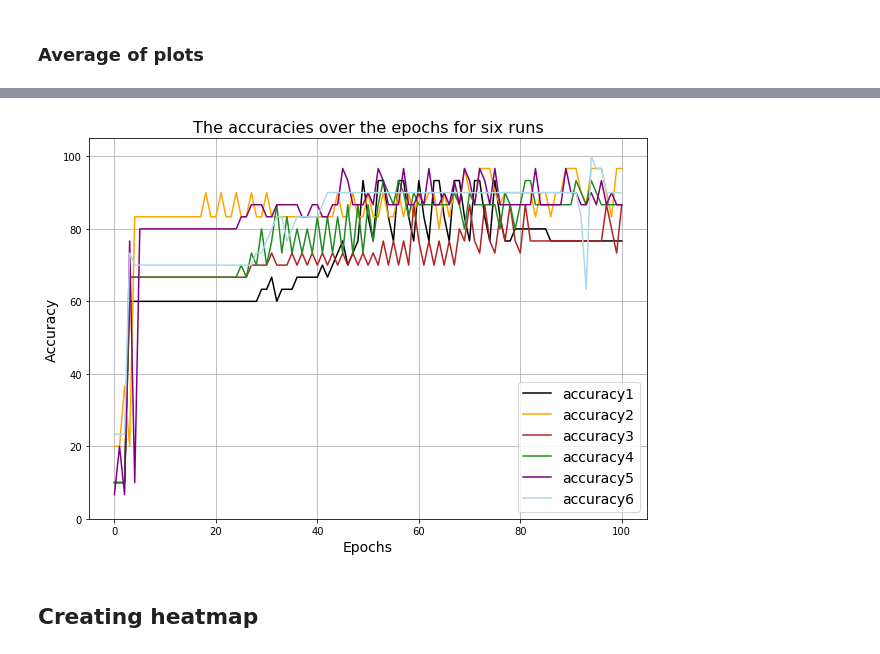
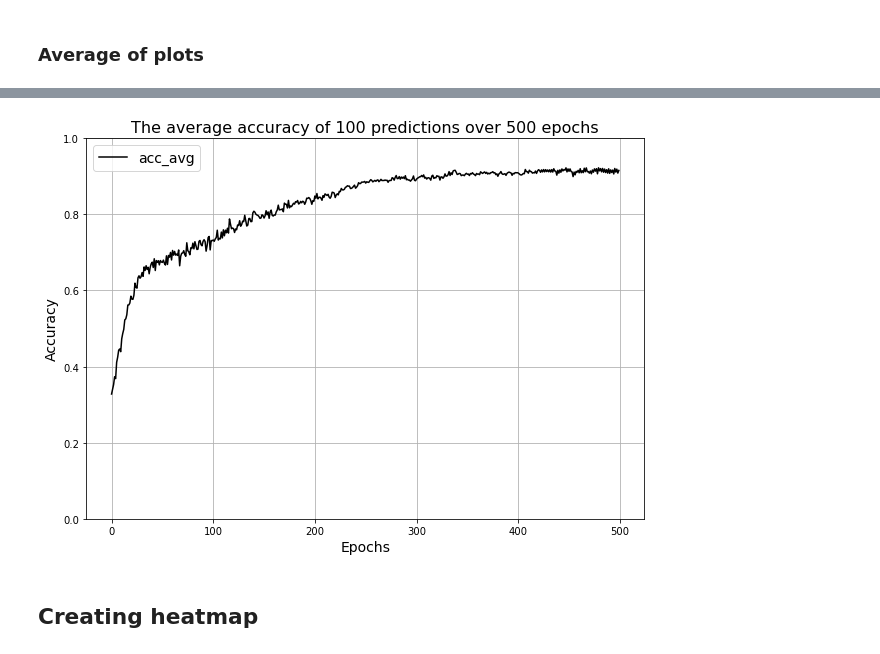
Before and after one commit to domonkoshaffner/scientific_methods_in_physics, a Jupyter notebook: iris/iris.ipynb, the cells around one changed output, grey strips where cells are left out. Saved outputs shown, nothing was run; the diff lists cells and outputs as text; code cells hidden in the pictures.

Commit message:
Add new plots and perfectly working multiclass classification

```diff
--- a/iris/iris.ipynb
+++ b/iris/iris.ipynb
@@ -65,0 +107,14 @@ y_train = y_split_temp[1]
+# %%
+x_test = []
+y_test = []
+
+x_train = []
+y_train = []
+
+for i in range(0,len(train_indices)):
+    x_train.append(x[train_indices[i]])
+    y_train.append(y[train_indices[i]])
+
+for i in range(0,len(test_indices)):
+    x_test.append(x[test_indices[i]])
+    y_test.append(y[test_indices[i]])
@@ -74,10 +171,6 @@ def model(x, weights):
     result = np.dot(x, weights[1:]) + weights[0]
     return result
 # %%
-# Creating a vector for the cost values
-
-cost_list = []
-
 # Multi-class perceptron regularisation
 
 def multiclass_perceptron(alfa, x, yh, weights):
@@ -93,8 +186,11 @@ def multiclass_perceptron(alfa, x, yh, weights):
     for i in range(0,len(yh)):
 
         # updating the weights
-        weights[1:].T[yh[i]] = weights[1:].T[yh[i]] + alfa * x[i]
-        weights[1:].T[yc[i]] = weights[1:].T[yc[i]] - alfa * x[i]
+        #weights[1:].T[yh[i]] = weights[1:].T[yh[i]] + alfa * x[i]
+        #weights[1:].T[yc[i]] = weights[1:].T[yc[i]] - alfa * x[i]
+
+        weights[1:].T[yh[i]] += alfa * x[i]
+        weights[1:].T[yc[i]] -= alfa * x[i]
 
         # update cost summand
         cost +=  np.max(all_evals[i]) - all_evals[i, y[i]]
@@ -113,7 +209,7 @@ orig_weights = np.random.rand(5,3)
 
 # Setting the epoch number
 
-epochs = 1000
+epochs = 500
 
 # Setting the learning rate - the regularisation parameter
 
@@ -206,26 +380,29 @@ plt.show()
 # %%
-# Reading in the accuracy vector
+# Taking avg of arrays
 
-accuracy1 = list(pd.read_csv('accuracy_vector.txt', names = ['data1'])['data1'])
+average_acc = np.average(np.array(acc_all), axis = 0)
+
+# Creating list for the epochs
+
+epochs_axis = list(range(0,epochs))
 
 # Plotting the accuracy vector
 
 plt.figure(figsize=(10,7))
 
-plt.plot(epochs_axis, accuracy1, color = 'black', label = 'accuracy1')
-
-plt.ylim(0,105)
+plt.plot(epochs_axis, average_acc, color = 'black', label = 'acc_avg')
+plt.ylim(0,1)
 
 plt.xlabel('Epochs', fontsize = 14)
 plt.ylabel('Accuracy', fontsize = 14)
-plt.title('The accuracies over the epochs for six runs', fontsize = 16)
+plt.title('The average accuracy of 100 predictions over 500 epochs', fontsize = 16)
 plt.legend(fontsize = 14)
 plt.grid()
 
-#plt.savefig('diff_acc.PNG', dpi = 600)
+#plt.savefig('diff_acc_avg_100.PNG', dpi = 600)
 
 plt.show()
 # %% [output]
-[figure, old version]
+[figure, new version]
 # %% [markdown]
 ## Creating heatmap
```
Also changed, not shown: parts of 12 cells of this notebook.
